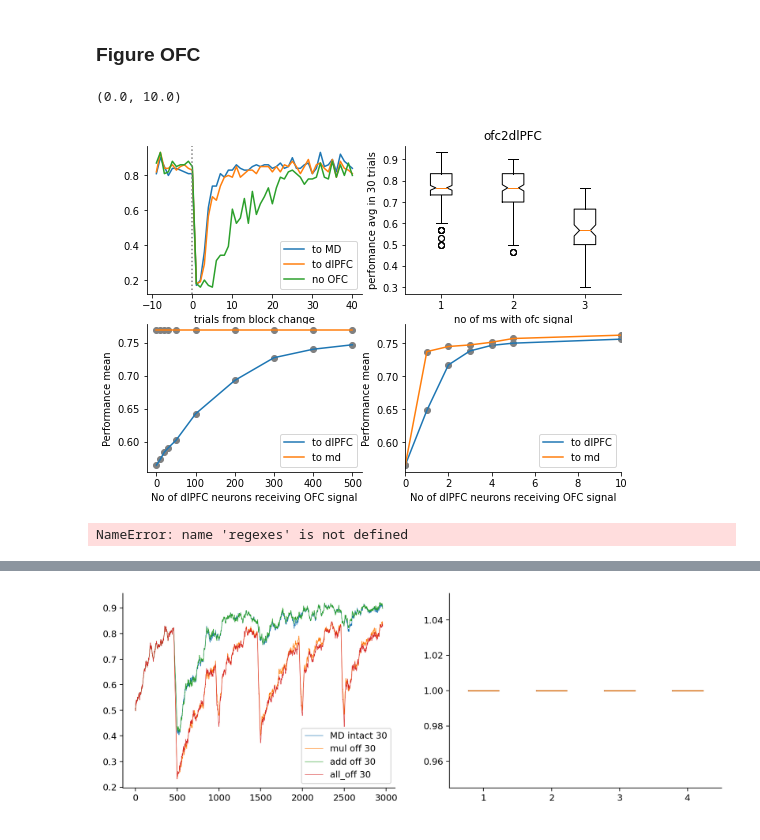
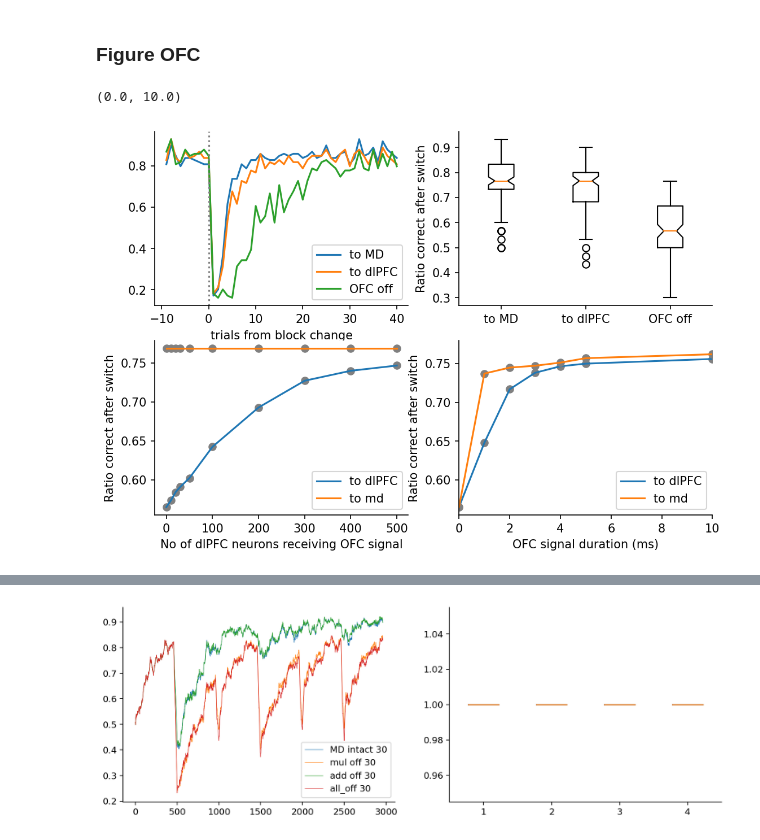
Before and after one commit to hummosa/MD-reservoir, a Jupyter notebook: analysis/average_performance_across_coditions.ipynb, the cells around one changed output, grey strips where cells are left out. Drawn from its saved outputs; the diff is of its cells as text; code cells hidden in the pictures.

```diff
--- a/analysis/average_performance_across_coditions.ipynb
+++ b/analysis/average_performance_across_coditions.ipynb
@@ -104,8 +104,7 @@ def plot_var_vs_performance(ax):
     # means = means_mul_off
     # ax.plot(var_steps, means, 'o', color='grey')
     # ax.plot(var_steps, means, label='mul_off')
-    ax.set_ylabel('Performance mean')
-    ax.set_xlabel('No of dlPFC neurons receiving OFC signal')
+
     # ax.set_xlim([0, 5])
     ax.legend()
 # plt.savefig('./exports/to_md_to_dlpfc_MULOFF_no_dlPFCneurons.jpg', dpi=300)
@@ -128,50 +127,40 @@ ax.plot(range(-9, window+11), cp.mean(0) , label= 'to dlPFC')
 exp_to_run =2 #ofc off
 performances, cps , labels = get_performances(exp_to_run, window, None)
 cp = cps[0] # cps[0] experiment sends ofc signal to 0 dlPFC neurons
 means_no_ofc = cp[:, 10:10+window].mean(1)
-ax.plot(range(-9, window+11), cp.mean(0) , label= 'no OFC')
+ax.plot(range(-9, window+11), cp.mean(0) , label= 'OFC off')
 
 ax.axvline(0, linestyle=':', color='grey')
 ax.legend()
 ax.set_xlabel('trials from block change')
 ax = axes[0,1]
-lls = ['to MD', 'to dlPFC', 'no OFC'],
+lls = ['to MD', 'to dlPFC', 'OFC off']
 ax.boxplot( [means_md, means_dlpfc, means_no_ofc], notch=True)
-# ax.set_xticklabels(lls)
-ax.set_title(exps[exp_to_run])
-ax.set_xlabel('no of ms with ofc signal')
-ax.set_ylabel('perfomance avg in 30 trials')
+ax.get_xticklabels()
+ax.set_xticklabels(lls)
+# ax.set_title(exps[exp_to_run])
+ax.set_ylabel('Ratio correct after switch')
 ax = axes[1,0]
 exp_name = 'ofc_no/OFC_ablation'
 var_steps = [0 ,10 ,20, 30, 50,100, 200,300,400, 500] # No of PFC neurons experiemnt
 files = os.listdir( results_folder  + exp_name+'/')
 corrects_files = [file for file in files if 'Corrects' in file]
 config_files = [file for file in files if 'config' in file]
 plot_var_vs_performance(ax)
+ax.set_ylabel('Ratio correct after switch')
+ax.set_xlabel('No of dlPFC neurons receiving OFC signal')
 
 ax = axes[1,1]
 exp_name = 'time_steps/OFC_ablation'
 var_steps = [0, 1, 2, 3, 4, 5, 10, 20, 30, 40, 50, 100, 200]
 files = os.listdir( results_folder  + exp_name+'/')
 corrects_files = [file for file in files if 'Corrects' in file]
 config_files = [file for file in files if 'config' in file]
 plot_var_vs_performance(ax)
+ax.set_xlabel('OFC signal duration (ms)')
 ax.set_xlim([0,10])
 
 # plt.savefig('./exports/Figure_ofc.JPG', dpi=300)
 # %% [output]
 (0.0, 10.0)
-[figure, old version]
+[figure, new version]
-# %%
-md_modulations = []
-for label, regex in zip (labels, regexes):
-    conf_files =   [os.path.join(results_folder+exp_name,file) for file in config_files if re.search(regex, file)]
-    if len(conf_files) > 0:
-        mods = []
-        for conf_file in conf_files:
-            config = np.load(conf_file, allow_pickle=True).item()
-            mods.append(config.md_context_modulation)
-        md_modulations.append(mods)
-_=plt.boxplot(md_modulations)
-# %% [output]
-NameError: name 'regexes' is not defined
```
Also changed, not shown: parts of 4 cells of this notebook, 3 other files.
